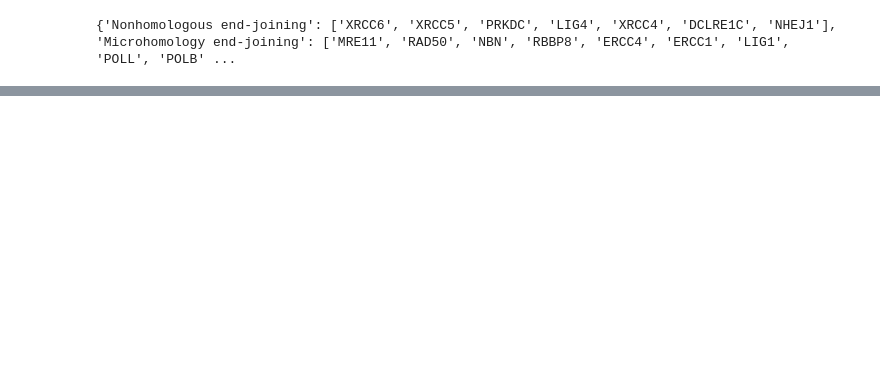
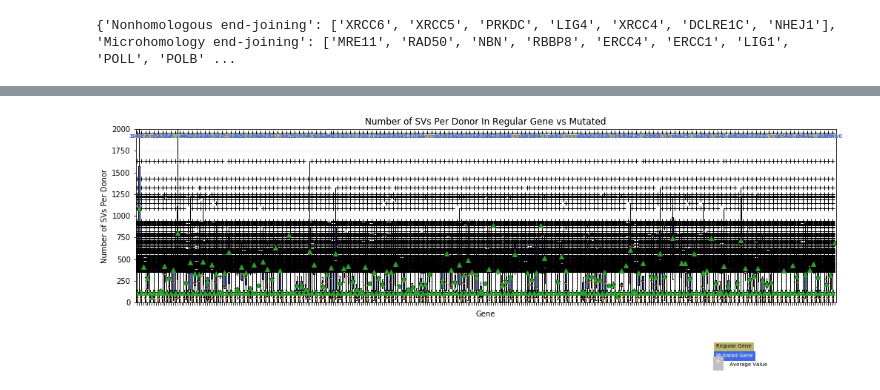
Before and after one commit to hossam-zaki/BSRP2020, a Jupyter notebook: SVPlots/BarplotWithDifferencesOfWholeGenomeSVs.ipynb, the cells around one changed output, grey strips where cells are left out. Drawn from its saved outputs; the diff is of its cells as text; code cells hidden in the pictures; blank space fills up the shorter version.

```diff
--- a/SVPlots/BarplotWithDifferencesOfWholeGenomeSVs.ipynb
+++ b/SVPlots/BarplotWithDifferencesOfWholeGenomeSVs.ipynb
@@ -15,3 +16,12 @@ import helperFiles.buildPlot as plotBuilder
+# %%
+def save_obj(obj, name):
+    with open('obj/' + name + '.pkl', 'wb') as f:
+        pickle.dump(obj, f, pickle.HIGHEST_PROTOCOL)
+
+
+def load_obj(name):
+    with open('obj/' + name + '.pkl', 'rb') as f:
+        return pickle.load(f)
 # %%
 df = pd.read_csv('../merged_1.6.1.csv')
 
@@ -92,0 +69,3 @@ KeyboardInterrupt:
+# %%
+pValues = load_obj('pvalues')
+data = load_obj('data')
@@ -92,0 +75,84 @@ KeyboardInterrupt:
+# %%
+fig, ax1 = plt.subplots(figsize=(15, 5))
+fig.canvas.set_window_title('A Boxplot Example')
+fig.subplots_adjust(left=0.075, right=0.95, top=0.9, bottom=0.25)
+
+bp = ax1.boxplot(data, notch=0, sym='+', vert=1, whis=1.5, showmeans=True)
+plt.setp(bp['boxes'], color='black')
+plt.setp(bp['whiskers'], color='black')
+plt.setp(bp['fliers'], color='red', marker='+')
+
+# Add a horizontal grid to the plot, but make it very light in color
+# so we can use it for reading data values but not be distracting
+ax1.yaxis.grid(True, linestyle='-', which='major', color='lightgrey',
+               alpha=0.5)
+
+# Hide these grid behind plot objects
+ax1.set_axisbelow(True)
+ax1.set_title(
+    'Number of SVs Per Donor In Regular Gene vs Mutated')
+ax1.set_xlabel('Gene')
+ax1.set_ylabel('Number of SVs Per Donor')
+
+# Now fill the boxes with desired colors
+box_colors = ['darkkhaki', 'royalblue']
+num_boxes = len(data)
+medians = np.empty(num_boxes)
+for i in range(num_boxes):
+    box = bp['boxes'][i]
+    boxX = []
+    boxY = []
+    for j in range(5):
+        boxX.append(box.get_xdata()[j])
+        boxY.append(box.get_ydata()[j])
+    box_coords = np.column_stack([boxX, boxY])
+    # Alternate between Dark Khaki and Royal Blue
+    ax1.add_patch(Polygon(box_coords, facecolor=box_colors[i % 2]))
+    # Now draw the median lines back over what we just filled in
+    med = bp['medians'][i]
+    medianX = []
+    medianY = []
+    for j in range(2):
+        medianX.append(med.get_xdata()[j])
+        medianY.append(med.get_ydata()[j])
+        ax1.plot(medianX, medianY, 'k')
+    medians[i] = medianY[0]
+    # Finally, overplot the sample averages, with horizontal alignment
+    # in the center of each box
+    ax1.plot(np.average(med.get_xdata()), np.average(data[i]),
+             color='w', marker='*', markeredgecolor='k')
+
+# Set the axes ranges and axes labels
+ax1.set_xlim(0.5, num_boxes + 0.5)
+top = 2000
+bottom = 0
+ax1.set_ylim(bottom, top)
+ax1.set_xticklabels(labels,
+                    rotation=90, fontsize=8)
+
+# Due to the Y-axis scale being different across samples, it can be
+# hard to compare differences in medians across the samples. Add upper
+# X-axis tick labels with the sample medians to aid in comparison
+# (just use two decimal places of precision)
+pos = np.arange(num_boxes) + 1
+upper_labels = [str(np.round(s, 2)) for s in medians]
+weights = ['bold', 'semibold']
+for tick, label in zip(range(num_boxes), ax1.get_xticklabels()):
+    k = tick % 2
+    ax1.text(pos[tick], .95, upper_labels[tick],
+             transform=ax1.get_xaxis_transform(),
+             horizontalalignment='center', size='x-small',
+             weight=weights[k], color=box_colors[k])
+
+# Finally, add a basic legend
+fig.text(0.80, 0.08, f'Regular Gene',
+         backgroundcolor=box_colors[0], color='black', weight='roman',
+         size='x-small')
+fig.text(0.80, 0.045, 'Mutated Gene',
+         backgroundcolor=box_colors[1],
+         color='white', weight='roman', size='x-small')
+fig.text(0.80, 0.015, '*', color='white', backgroundcolor='silver',
+         weight='roman', size='medium')
+fig.text(0.815, 0.013, ' Average Value', color='black', weight='roman',
+         size='x-small')
+# %% [output]
@@ -92,0 +160 @@ KeyboardInterrupt:
+[figure, added]
```
Also changed, not shown: parts of 5 cells of this notebook, 7 other files.
